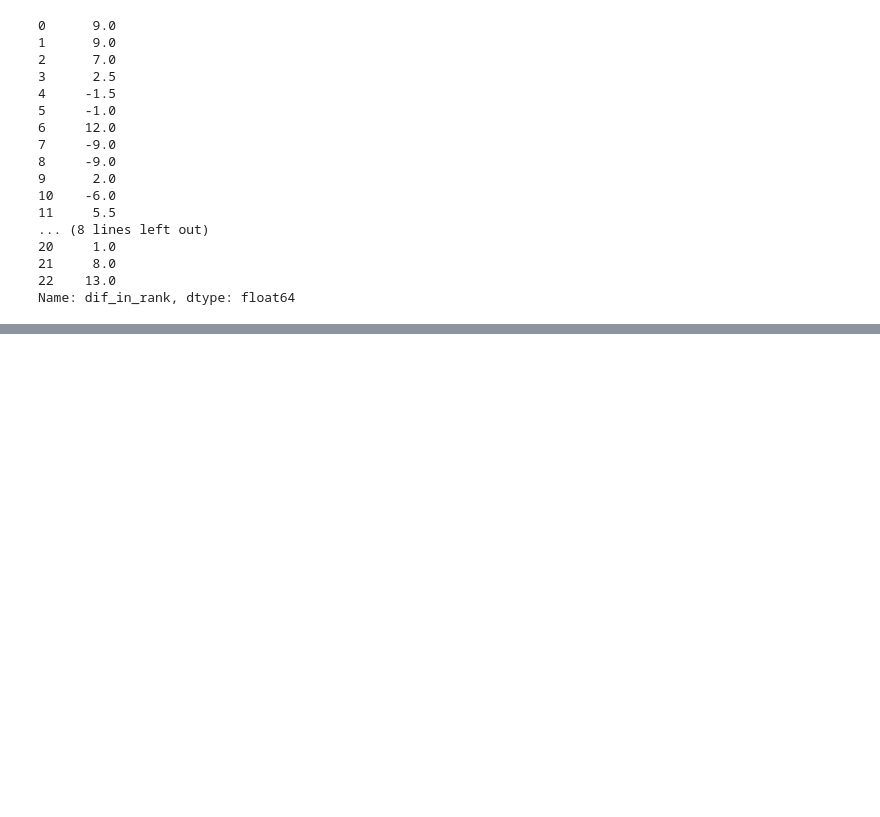
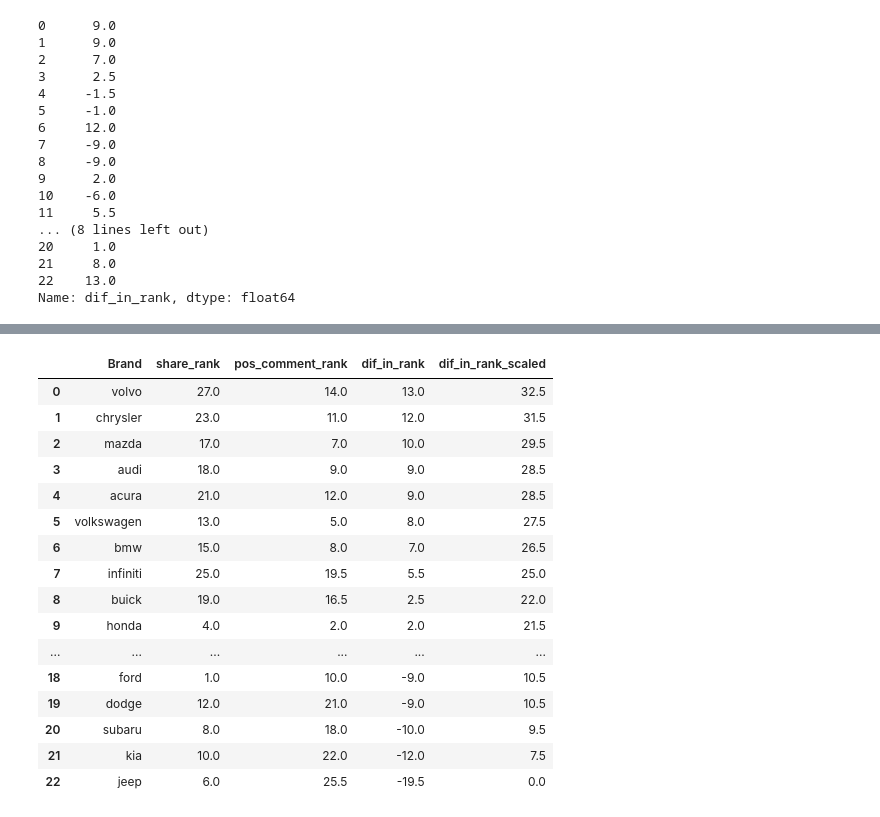
Before and after one commit to zack-tan/car-forums-text-analysis, a Jupyter notebook: tasks_e.ipynb, the cells around one changed output, grey strips where cells are left out. Cells and saved outputs as stored; diff of their text form; code cells hidden in the pictures; blank space fills up the shorter version.

```diff
--- a/tasks_e.ipynb
+++ b/tasks_e.ipynb
@@ -301,0 +304,20 @@ df_share.sort_values('dif_in_rank', ascending=False)[[
+# %%
+df_bubbleplot
+# %% [output]
+|  | Brand | share_rank | pos_comment_rank | dif_in_rank | dif_in_rank_scaled |
+| 0 | volvo | 27.0 | 14.0 | 13.0 | 32.5 |
+| 1 | chrysler | 23.0 | 11.0 | 12.0 | 31.5 |
+| 2 | mazda | 17.0 | 7.0 | 10.0 | 29.5 |
+| 3 | audi | 18.0 | 9.0 | 9.0 | 28.5 |
+| 4 | acura | 21.0 | 12.0 | 9.0 | 28.5 |
+| 5 | volkswagen | 13.0 | 5.0 | 8.0 | 27.5 |
+| 6 | bmw | 15.0 | 8.0 | 7.0 | 26.5 |
+| 7 | infiniti | 25.0 | 19.5 | 5.5 | 25.0 |
+| 8 | buick | 19.0 | 16.5 | 2.5 | 22.0 |
+| 9 | honda | 4.0 | 2.0 | 2.0 | 21.5 |
+| ... | ... | ... | ... | ... | ... |
+| 18 | ford | 1.0 | 10.0 | -9.0 | 10.5 |
+| 19 | dodge | 12.0 | 21.0 | -9.0 | 10.5 |
+| 20 | subaru | 8.0 | 18.0 | -10.0 | 9.5 |
+| 21 | kia | 10.0 | 22.0 | -12.0 | 7.5 |
+| 22 | jeep | 6.0 | 25.5 | -19.5 | 0.0 |
```
Also changed, not shown: parts of 3 cells of this notebook.
